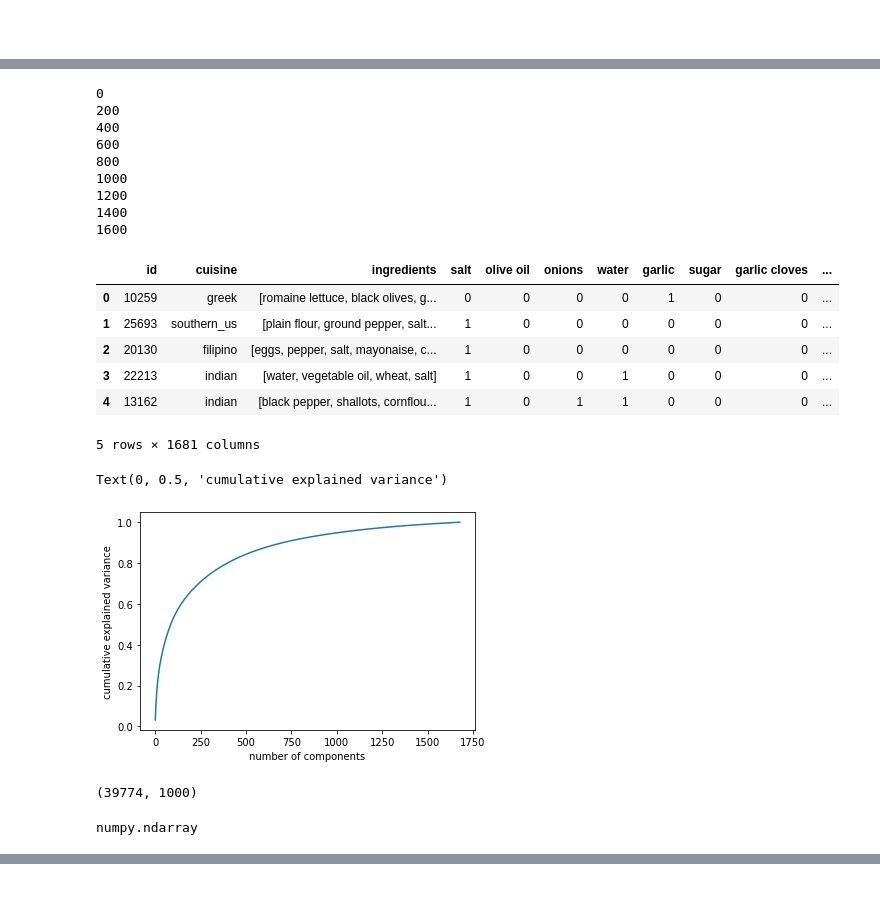
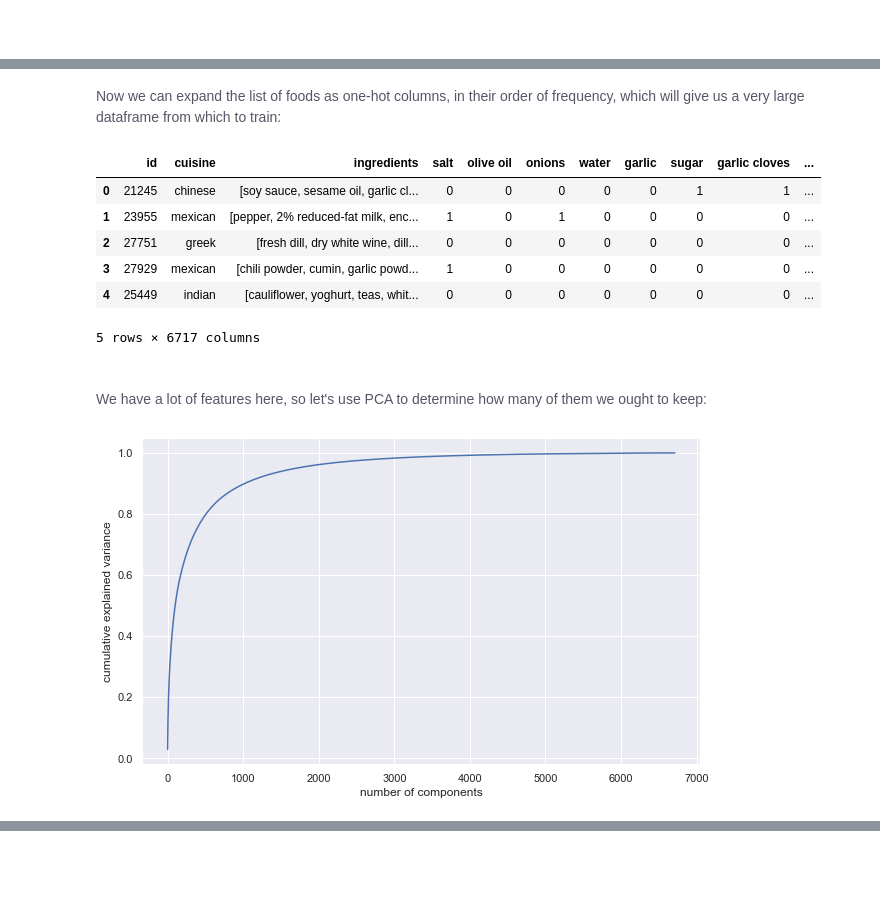
Before and after one commit to harveyhwm/kaggle-whats-cooking, a Jupyter notebook: kaggle-whats-cooking.ipynb, the cells around one changed output, grey strips where cells are left out. Cells and saved outputs as stored; diff of their text form; code cells hidden in the pictures.

```diff
--- a/kaggle-whats-cooking.ipynb
+++ b/kaggle-whats-cooking.ipynb
@@ -145,25 +790,17 @@ food_counts
+# %% [markdown]
+<p style="font-weight: 500; color: #556;">Now we can expand the list of foods as one-hot columns, in their order of frequency, which will give us a very large dataframe from which to train:</p>
 # %%
-for i,j in enumerate(food_counts['food'][:len(food_counts)//4]):
+for i,j in enumerate(food_counts['food'][:len(food_counts)]):
     if i%200 == 0: print(i)
     train_df[j] = train_df['ingredients'].apply(lambda x: 1 if j in x else 0)
     test_df[j] = test_df['ingredients'].apply(lambda x: 1 if j in x else 0)
-# %% [output]
-0
-200
-400
-600
-800
-1000
-1200
-1400
-1600
 # %%
 train_df.head()
 # %% [output]
 |  | id | cuisine | ingredients | salt | olive oil | onions | water | garlic | sugar | garlic cloves | ... |
-| 0 | 10259 | greek | [romaine lettuce, black olives, g... | 0 | 0 | 0 | 0 | 1 | 0 | 0 | ... |
-| 1 | 25693 | southern_us | [plain flour, ground pepper, salt... | 1 | 0 | 0 | 0 | 0 | 0 | 0 | ... |
-| 2 | 20130 | filipino | [eggs, pepper, salt, mayonaise, c... | 1 | 0 | 0 | 0 | 0 | 0 | 0 | ... |
-| 3 | 22213 | indian | [water, vegetable oil, wheat, salt] | 1 | 0 | 0 | 1 | 0 | 0 | 0 | ... |
-| 4 | 13162 | indian | [black pepper, shallots, cornflou... | 1 | 0 | 1 | 1 | 0 | 0 | 0 | ... |
+| 0 | 21245 | chinese | [soy sauce, sesame oil, garlic cl... | 0 | 0 | 0 | 0 | 0 | 1 | 1 | ... |
+| 1 | 23955 | mexican | [pepper, 2% reduced-fat milk, enc... | 1 | 0 | 1 | 0 | 0 | 0 | 0 | ... |
+| 2 | 27751 | greek | [fresh dill, dry white wine, dill... | 0 | 0 | 0 | 0 | 0 | 0 | 0 | ... |
+| 3 | 27929 | mexican | [chili powder, cumin, garlic powd... | 1 | 0 | 0 | 0 | 0 | 0 | 0 | ... |
+| 4 | 25449 | indian | [cauliflower, yoghurt, teas, whit... | 0 | 0 | 0 | 0 | 0 | 0 | 0 | ... |
-5 rows × 1681 columns
+5 rows × 6717 columns
@@ -172,9 +807,12 @@ pca = PCA(n_components=2)
+# %% [markdown]
+#####
+<p style="font-weight: 500; color: #556;">We have a lot of features here, so let's use PCA to determine how many of them we ought to keep:</p>
 # %%
 pca = PCA().fit(train_df.iloc[:,3:])
 # %%
+plt.figure(figsize=(10,6))
 plt.plot(np.cumsum(pca.explained_variance_ratio_))
 plt.xlabel('number of components')
-plt.ylabel('cumulative explained variance')
+plt.ylabel('cumulative explained variance');
 # %% [output]
-Text(0, 0.5, 'cumulative explained variance')
-[figure, old version]
+[figure, new version]
@@ -187,8 +818,0 @@ y_train = LabelEncoder().fit(train_df['cuisine']).transform(train_df['cuisine'])
-# %%
-x_train.shape
-# %% [output]
-(39774, 1000)
-# %%
-type(y_train)
-# %% [output]
-numpy.ndarray
```
Also changed, not shown: parts of 76 cells of this notebook, 2 other files.
